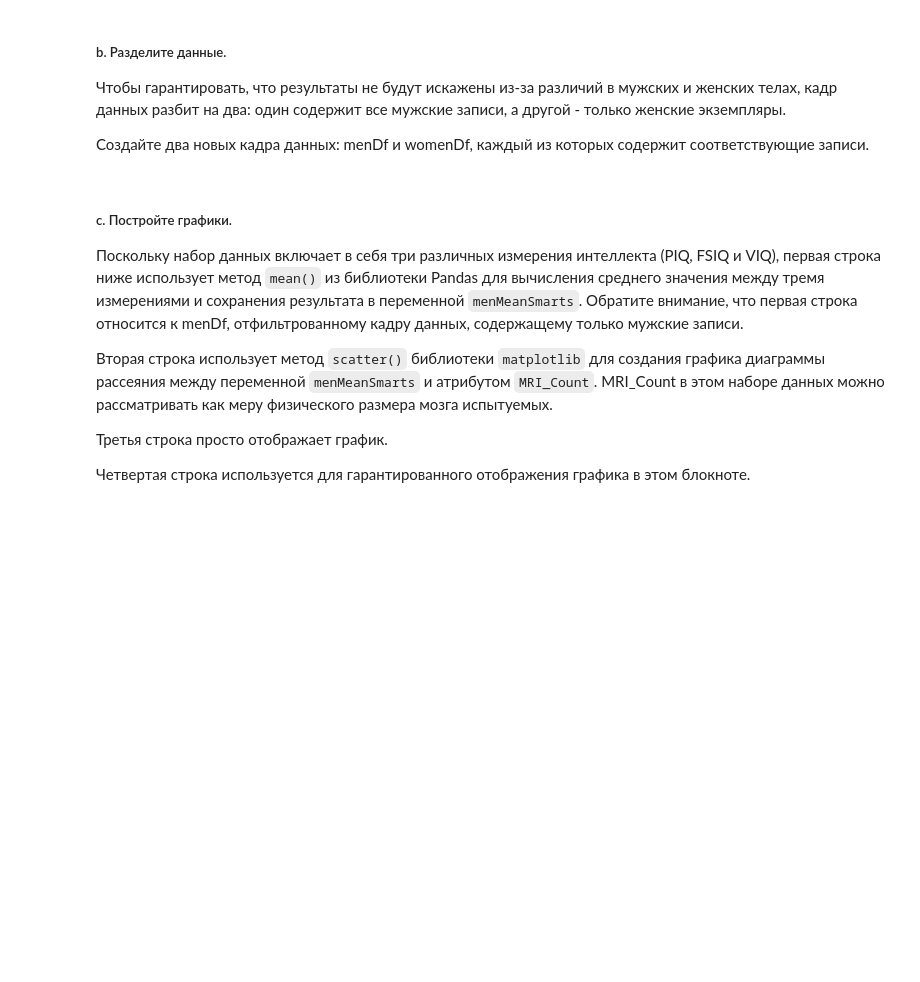
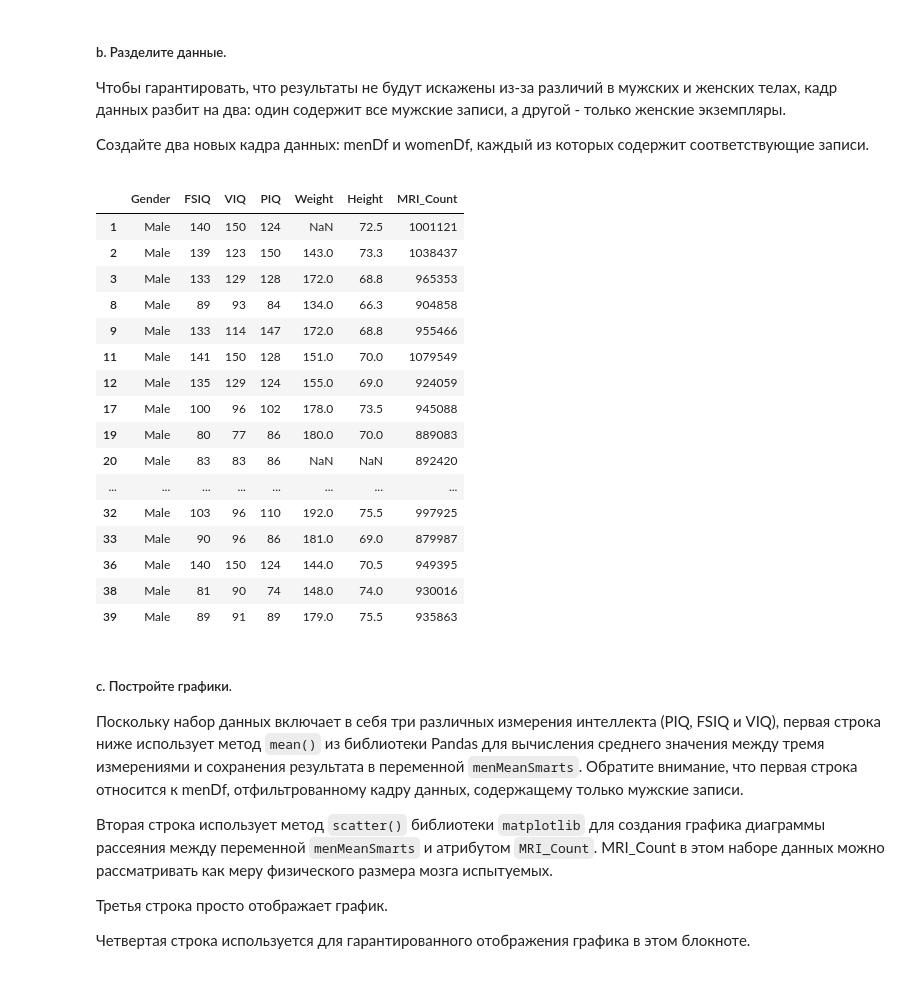
Before and after one commit to ibatuloff/MLcourse, a Jupyter notebook: lab2/correlation.ipynb, the cells around one changed output. Drawn from its saved outputs; the diff is of its cells as text; code cells hidden in the pictures; blank space fills up the shorter version.

```diff
--- a/lab2/correlation.ipynb
+++ b/lab2/correlation.ipynb
@@ -138,8 +138,27 @@ import matplotlib.pyplot as plt
 Чтобы гарантировать, что результаты не будут искажены из-за различий в мужских и женских телах, кадр данных разбит на два: один содержит все мужские записи, а другой - только женские экземпляры. <p>
 Создайте два новых кадра данных: menDf и womenDf, каждый из которых содержит соответствующие записи.
 # %%
-menDf = brainFrame[brainFrame["Gender"] == 1]
-womenDf = brainFrame[brainFrame["Gender"] == 0]
+menDf = brainFrame[brainFrame["Gender"] == 'Male']
+womenDf = brainFrame[brainFrame["Gender"] == 'Female']
+menDf
+# %% [output]
+|  | Gender | FSIQ | VIQ | PIQ | Weight | Height | MRI_Count |
+| 1 | Male | 140 | 150 | 124 | NaN | 72.5 | 1001121 |
+| 2 | Male | 139 | 123 | 150 | 143.0 | 73.3 | 1038437 |
+| 3 | Male | 133 | 129 | 128 | 172.0 | 68.8 | 965353 |
+| 8 | Male | 89 | 93 | 84 | 134.0 | 66.3 | 904858 |
+| 9 | Male | 133 | 114 | 147 | 172.0 | 68.8 | 955466 |
+| 11 | Male | 141 | 150 | 128 | 151.0 | 70.0 | 1079549 |
+| 12 | Male | 135 | 129 | 124 | 155.0 | 69.0 | 924059 |
+| 17 | Male | 100 | 96 | 102 | 178.0 | 73.5 | 945088 |
+| 19 | Male | 80 | 77 | 86 | 180.0 | 70.0 | 889083 |
+| 20 | Male | 83 | 83 | 86 | NaN | NaN | 892420 |
+| ... | ... | ... | ... | ... | ... | ... | ... |
+| 32 | Male | 103 | 96 | 110 | 192.0 | 75.5 | 997925 |
+| 33 | Male | 90 | 96 | 86 | 181.0 | 69.0 | 879987 |
+| 36 | Male | 140 | 150 | 124 | 144.0 | 70.5 | 949395 |
+| 38 | Male | 81 | 90 | 74 | 148.0 | 74.0 | 930016 |
+| 39 | Male | 89 | 91 | 89 | 179.0 | 75.5 | 935863 |
 # %% [markdown]
 ##### c. Постройте графики.
 Поскольку набор данных включает в себя три различных измерения интеллекта (PIQ, FSIQ и VIQ), первая строка ниже использует метод `mean()` из библиотеки Pandas для вычисления среднего значения между тремя измерениями и сохранения результата в переменной `menMeanSmarts`. Обратите внимание, что первая строка относится к menDf, отфильтрованному кадру данных, содержащему только мужские записи.<p>
```
Also changed, not shown: parts of 7 cells of this notebook.
